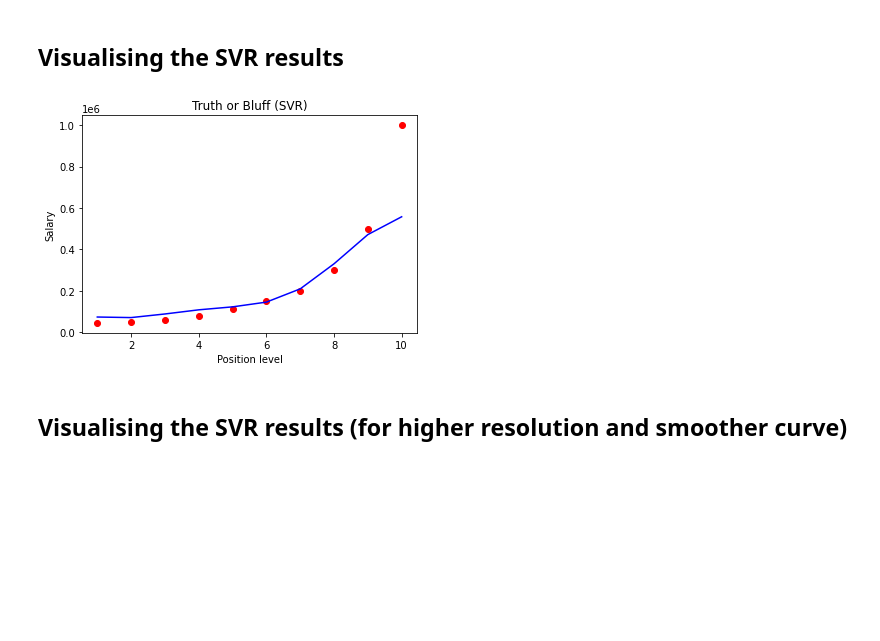
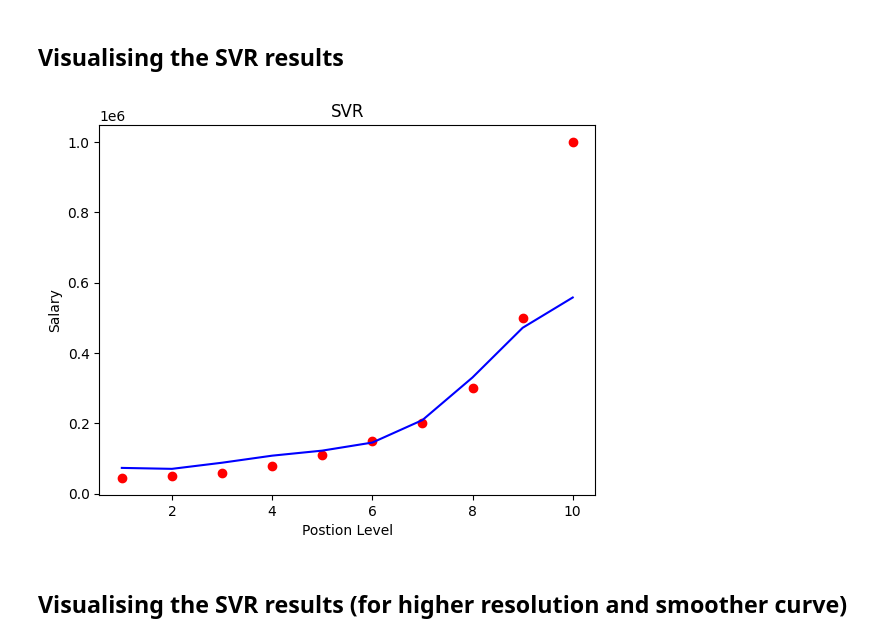
Before and after one commit to RafinEazdan/Machine_Learning, a Jupyter notebook: support_vector_regression.ipynb, the cells around one changed output. Drawn from its saved outputs; the diff is of its cells as text; code cells hidden in the pictures; blank space fills up the shorter version.

```diff
--- a/support_vector_regression.ipynb
+++ b/support_vector_regression.ipynb
@@ -98,14 +97,14 @@ array([[170370.0204065]])
 # %% [markdown]
 ## Visualising the SVR results
 # %%
-plt.scatter(sc_X.inverse_transform(X), sc_y.inverse_transform(y), color = 'red')
-plt.plot(sc_X.inverse_transform(X), sc_y.inverse_transform(regressor.predict(X).reshape(-1,1)), color = 'blue')
-plt.title('Truth or Bluff (SVR)')
-plt.xlabel('Position level')
+plt.scatter(sc_X.inverse_transform(X), sc_y.inverse_transform(y), color ='red')
+plt.plot(sc_X.inverse_transform(X), sc_y.inverse_transform(regressor.predict(X).reshape(-1,1)), color= 'blue')
+plt.title('SVR')
+plt.xlabel('Postion Level')
 plt.ylabel('Salary')
 plt.show()
 # %% [output]
-[figure, old version]
+[figure, new version]
 # %% [markdown]
 ## Visualising the SVR results (for higher resolution and smoother curve)
 # %%
```
Also changed, not shown: parts of 7 cells of this notebook.
